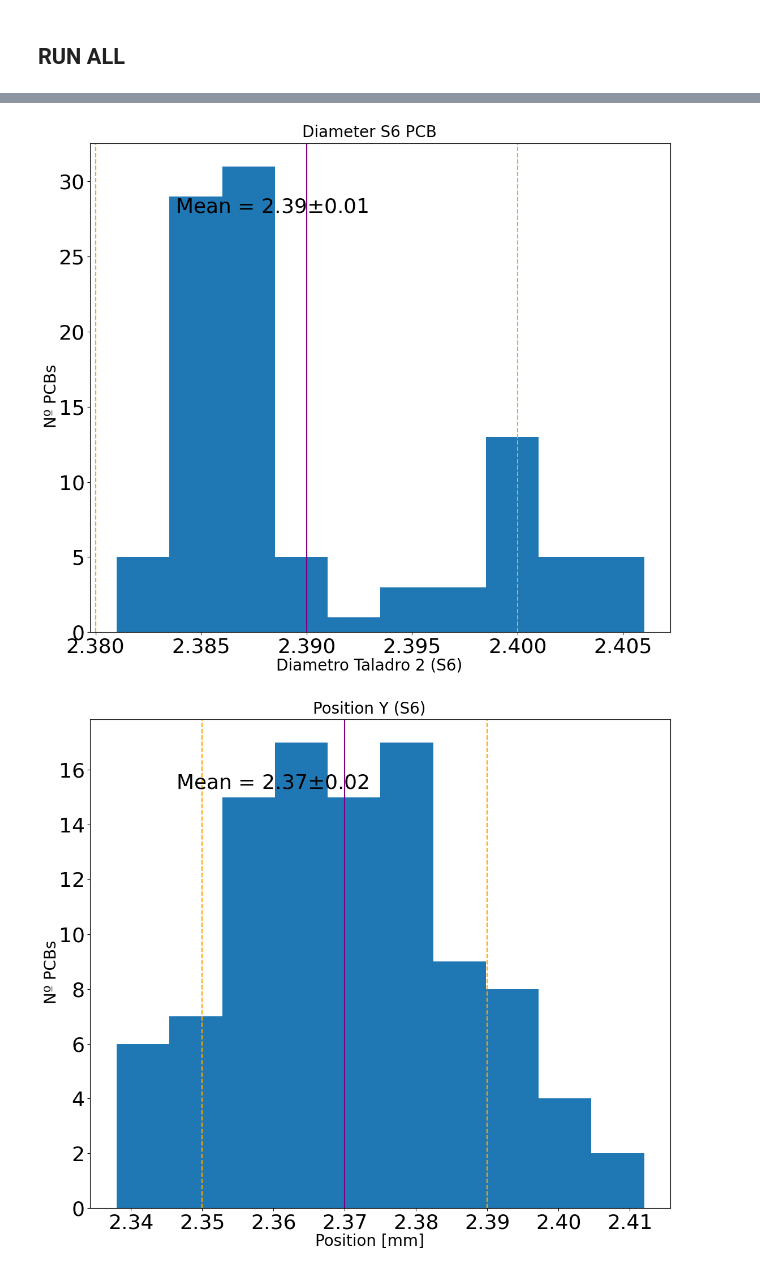
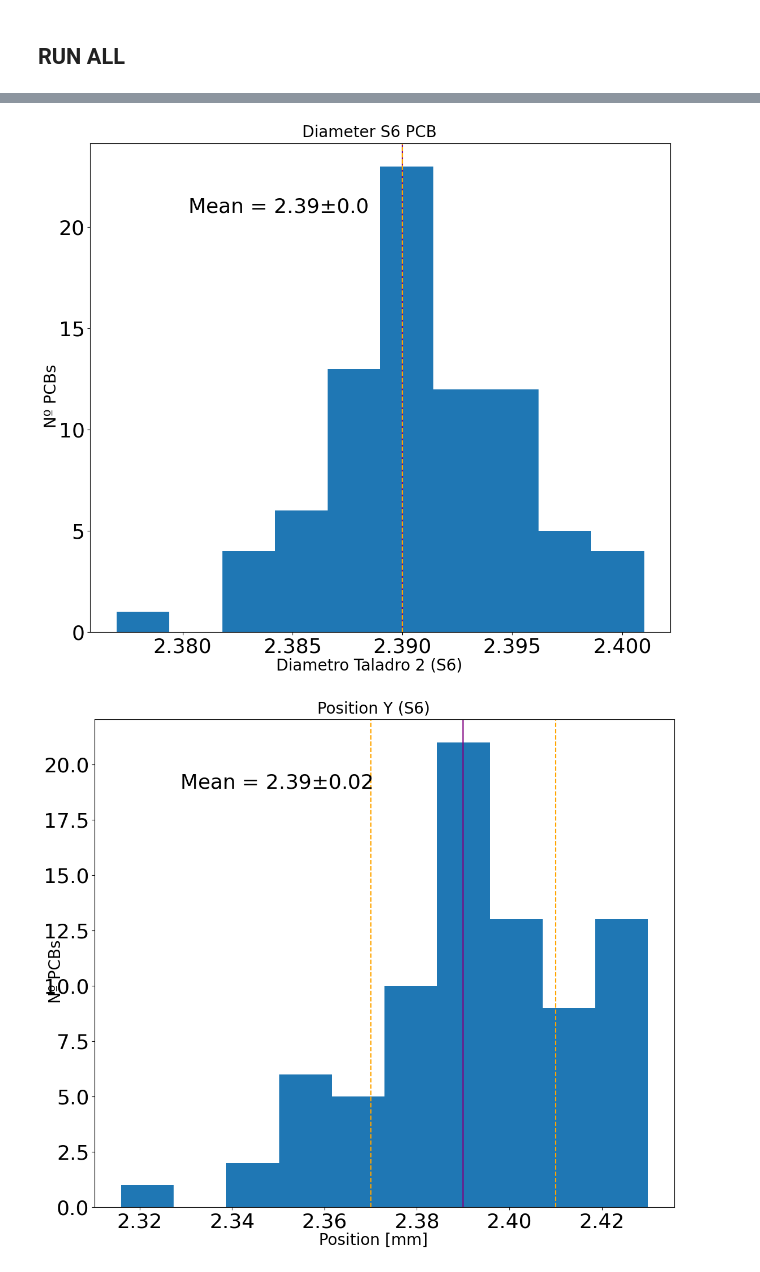
Before and after one commit to CIEMAT-Neutrino/Analysis_Lab_SiPMs, a Jupyter notebook: notebooks/SiPMsDimensions.ipynb, the cells around one changed output, grey strips where cells are left out. Drawn from its saved outputs; the diff is of its cells as text; code cells hidden in the pictures.

```diff
--- a/notebooks/SiPMsDimensions.ipynb
+++ b/notebooks/SiPMsDimensions.ipynb
@@ -30,12 +30,21 @@ pinr_labels = ['Altura Pin'] #pin reverso
 # If save = True you will have .txts in the fir_data file with these results
 # They can also be printed in the notebook with terminal_output = True
 
-folder = "../data/10_03_2023/"
+# folder = "../data/10_03_2023/"
+folder = "../data/05_05_2023/"
 pcbs,sipm,pinr,pina = data2npy(folder=folder,pcbs_labels=pcbs_labels,sipm_labels=sipm_labels,pins_labels=pina_labels,mode=10,debug=False)
 
-df_pcbs = df_display(pcbs,labels = pcbs_labels,name="pcbs",terminal_output=True,save=True)
-df_sipm = df_display(sipm,labels = sipm_labels,name="sipm",terminal_output=True,save=True,index=["SiPM #1","SiPM #2","SiPM #3","SiPM #4","SiPM #5","SiPM #6"]*len(pcbs))
-df_pina = df_display(pina,labels = pina_labels,name="pina",terminal_output=True,save=True,index=["Pin #1","Pin #2","Pin #3","Pin #4","Pin #5","Pin #6","Pin #7","Pin #8"]*len(pcbs))
-df_pinr = df_display(pinr,labels = pinr_labels,name="pinr",terminal_output=True,save=True,index=["Pin #1","Pin #2","Pin #3","Pin #4","Pin #5","Pin #6","Pin #7","Pin #8"]*len(pcbs))
+# df_pcbs_ids = df_display(pcbs,labels = pcbs_labels+["IDs"],name="pcbs",terminal_output=True,save=True)
+# df_sipm_ids = df_display(sipm,labels = sipm_labels+["IDs"],name="sipm",terminal_output=True,save=True,index=["SiPM #1","SiPM #2","SiPM #3","SiPM #4","SiPM #5","SiPM #6"]*len(df_pcbs_ids))
+# df_pina_ids = df_display(pina,labels = pina_labels+["IDs"],name="pina",terminal_output=True,save=True,index=["Pin #1","Pin #2","Pin #3","Pin #4","Pin #5","Pin #6","Pin #7","Pin #8"]*len(df_pcbs_ids))
+# df_pinr_ids = df_display(pinr,labels = pinr_labels+["IDs"],name="pinr",terminal_output=True,save=True,index=["Pin #1","Pin #2","Pin #3","Pin #4","Pin #5","Pin #6","Pin #7","Pin #8"]*len(df_pcbs_ids))
+
+folder = "../data/weird_05_05/"
+Wpcbs,Wsipm,Wpinr,Wpina = data2npy(folder=folder,pcbs_labels=pcbs_labels,sipm_labels=sipm_labels,pins_labels=pina_labels,mode=3,debug=False)
+
+df_pcbs_ids = df_display(np.concatenate((pcbs,Wpcbs),axis=0),labels = pcbs_labels+["IDs"], name="pcbs", terminal_output=True, save=True)
+df_sipm_ids = df_display(np.concatenate((sipm,Wsipm),axis=0),labels = sipm_labels+["IDs"], name="sipm", terminal_output=True, save=True,index=["SiPM #1","SiPM #2","SiPM #3","SiPM #4","SiPM #5","SiPM #6"]*len(df_pcbs_ids))
+df_pina_ids = df_display(np.concatenate((pina,Wpina),axis=0),labels = pina_labels+["IDs"], name="pina", terminal_output=True, save=True,index=["Pin #1","Pin #2","Pin #3","Pin #4","Pin #5","Pin #6","Pin #7","Pin #8"]*len(df_pcbs_ids))
+df_pinr_ids = df_display(np.concatenate((pinr,Wpinr),axis=0),labels = pinr_labels+["IDs"], name="pinr", terminal_output=True, save=True,index=["Pin #1","Pin #2","Pin #3","Pin #4","Pin #5","Pin #6","Pin #7","Pin #8"]*len(df_pcbs_ids))
 # %% [output]
 WARNING: the configuration for the xlsx is hard-coded, any change in the naming or how information is distributed in the cells WILL NEED to be CHANGED in the function
@@ -130,11 +139,16 @@ row:  594 ; value:  2.384
 # print("---- Pins_rev ----")
 # sanity_check(df_pinr,pinr)
 # %%
+df_pcbs = df_pcbs_ids[pcbs_labels]
+df_sipm = df_sipm_ids[sipm_labels]
+df_pina = df_pina_ids[pina_labels]
+df_pinr = df_pinr_ids[pinr_labels]
+
 # Generating data_frames for MEAN+STD of the previous values for the pcbs, sipm, pins_anverso/reverso.
-pcbs_mean, pcbs_std = npy2df(pcbs)
-sipm_mean, sipm_std = npy2df(sipm)
-pinr_mean, pinr_std = npy2df(pinr)
-pina_mean, pina_std = npy2df(pina)
+pcbs_mean, pcbs_std = npy2df(df_pcbs[pcbs_labels])
+sipm_mean, sipm_std = npy2df(df_sipm[sipm_labels])
+pina_mean, pina_std = npy2df(df_pina[pina_labels])
+pinr_mean, pinr_std = npy2df(df_pinr[pinr_labels])
 
 df_pcbs_mean = df_display(np.array((pcbs_mean,pcbs_std)),labels = pcbs_labels,index=["Mean","STD"],name="pcbs_mean",terminal_output=True,save=True)
 df_sipm_mean = df_display(np.array((sipm_mean,sipm_std)),labels = sipm_labels,index=["Mean","STD"],name="sipm_mean",terminal_output=True,save=True)
@@ -178,6 +192,6 @@ df_raw = [df_pcbs] * len(titles)
 df_fin = [df_pcbs_mean] * len(titles)
 colors = [['C0','purple','orange']] * len(titles)
 bars = [[],[],[],[],[],[],[],[],[],[],[],[],[],[]]
-for i in range(len(titles)):
-    plotitos(titles[i],xlabel[i],ylabel[i],df_raw[i],df_fin[i],colums[i],colors[i],bars[i])
+
+for i in range(len(titles)): plotitos(titles[i],xlabel[i],ylabel[i],df_raw[i],df_fin[i],colums[i],colors[i],bars[i])
 # %% [output]
@@ -187,2 +201,2 @@ for i in range(len(titles)):
-[figure, old version]
+[figure, new version]
-[figure, old version]
+[figure, new version]
```
Also changed, not shown: parts of 6 cells of this notebook, 1 other file.
